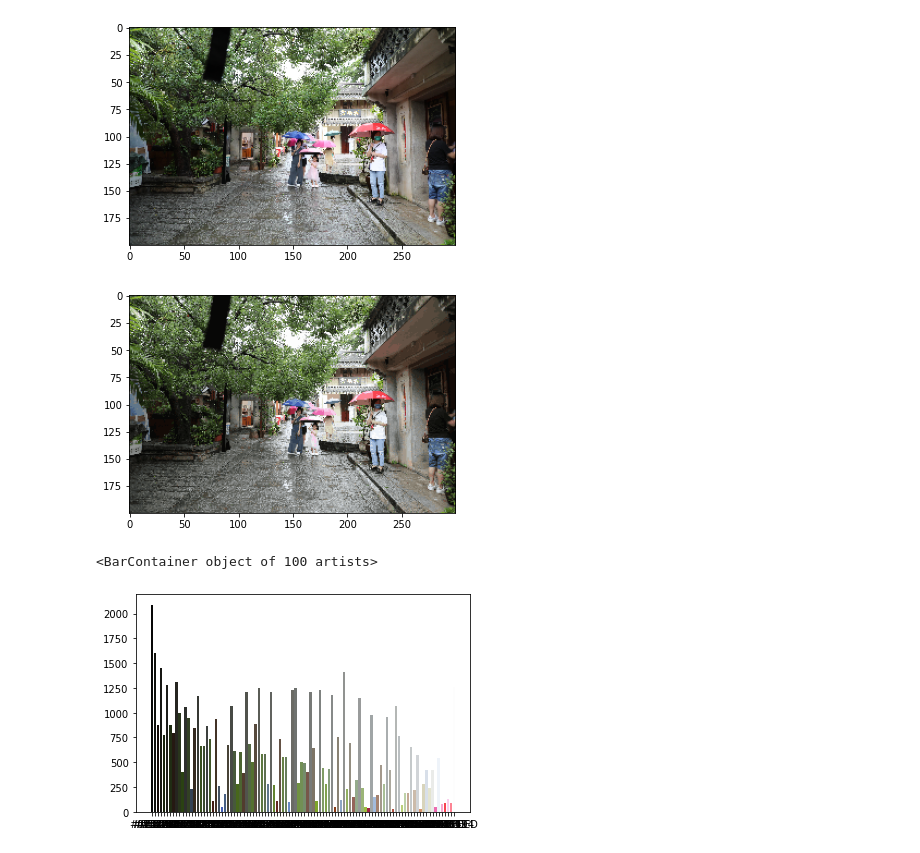
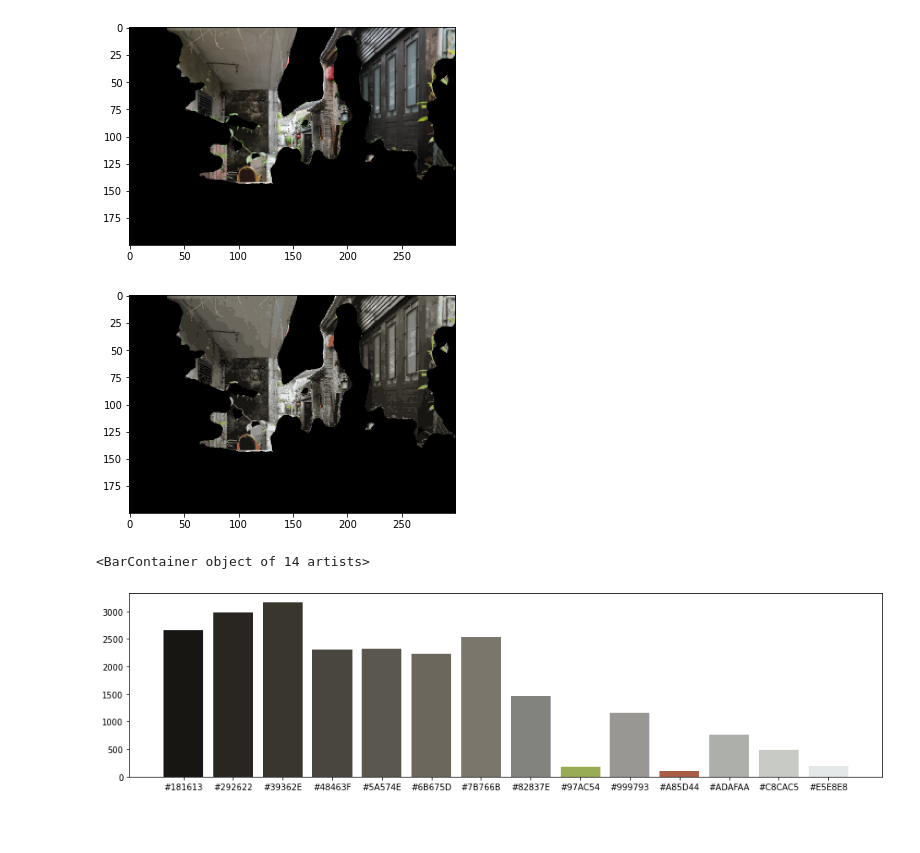
Before and after one commit to Tanc60/ColorAnalysis, a Jupyter notebook: KmeansIterationMethod/kmeans_iteration.ipynb, the cells around one changed output. Cells and saved outputs as stored; diff of their text form; code cells hidden in the pictures; blank space fills up the shorter version.

```diff
--- a/KmeansIterationMethod/kmeans_iteration.ipynb
+++ b/KmeansIterationMethod/kmeans_iteration.ipynb
@@ -49,7 +49,9 @@ def ColorDistribution2(image):
         modified_img = image.reshape(image.shape[0]*image.shape[1], 3)
         hexcolorlist=[]
         for i in range(len(modified_img)):
-            hexcolorlist.append(rgb_to_hex(modified_img[i]))
+            #去掉黑色
+            if (rgb_to_hex(modified_img[i]) != "#000000"):
+                hexcolorlist.append(rgb_to_hex(modified_img[i]))
 
         unique,counts=np.unique(hexcolorlist,return_counts=True)
 
@@ -90,28 +92,28 @@ plt.bar(unique,counts,color = unique)
 # %%
 #-------------------------------------------------RGBMethod----------------------------------------------
 
-image = GetImageFromFileCV("E:\\Downloads\\gluonCV\\test\\2L7A0030.JPG")
+image = GetImageFromFileCV("E:\\Downloads\\gluonCV\\test\\2L7A0096masked.png")
 image = ResizeImgCV(image,(300,200))
 
 
 #bgr to rgb
 image=image[:,:,::-1]
-(res2,_,_,_)=KmeansSeg(image,100)
+(res2,_,_,_)=KmeansSeg(image,15)
 
 
 PltImg(image)
 PltImg(res2)
 
 #plot graph
 res2 = res2[:,:,::-1]
 (unique,counts)=ColorDistribution2(res2)
-plt.figure(figsize = (6, 4))
+plt.figure(figsize = (16, 4))
 plt.bar(unique,counts,color = unique)
 # %% [output]
-[figure, old version]
+[figure, new version]
-[figure, old version]
+[figure, new version]
-<BarContainer object of 100 artists>
+<BarContainer object of 14 artists>
-[figure, old version]
+[figure, new version]
 # %%
 #-------------------------------------------------Multi-Iteration Method----------------------------------------------
 def test1():
```
Also changed, not shown: parts of 5 cells of this notebook, 1 other file.
